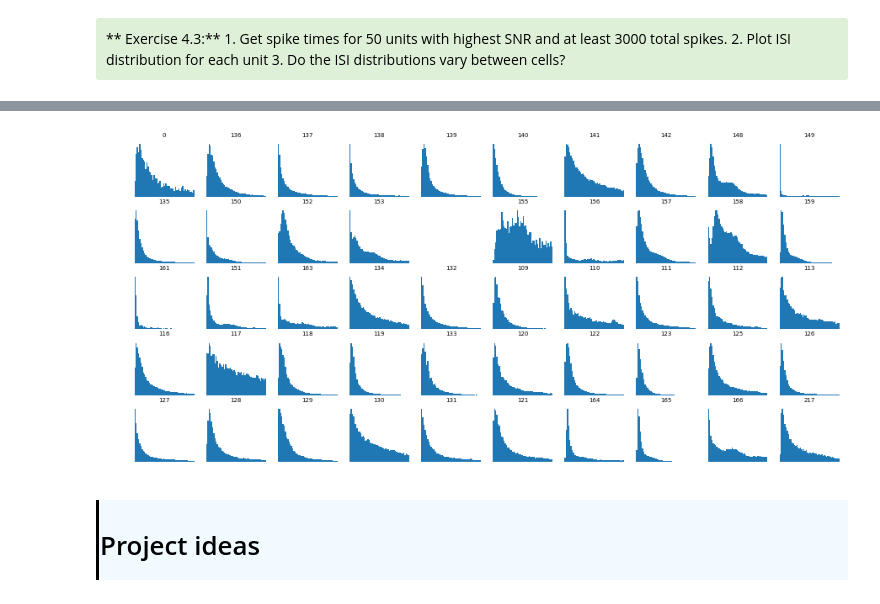
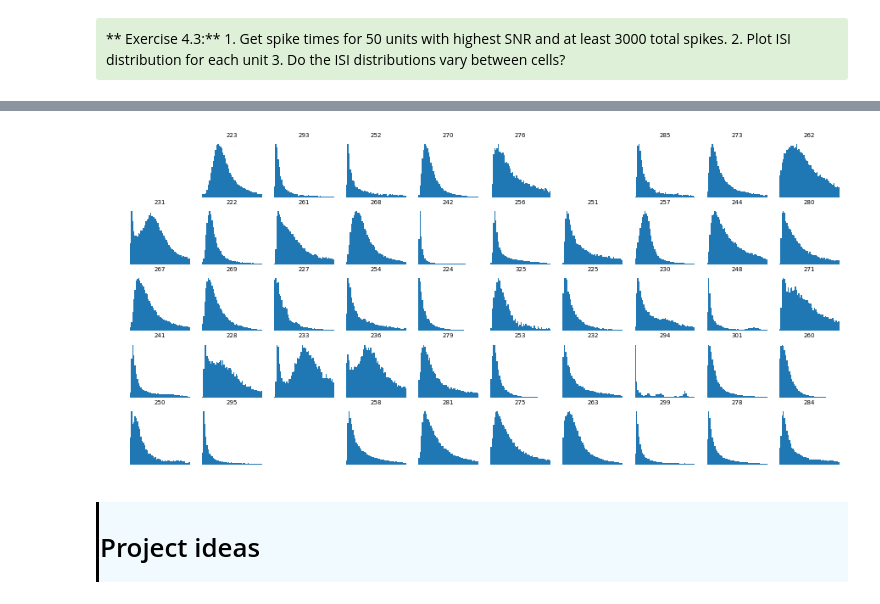
Before and after one commit to AllenInstitute/SWDB_2018, a Jupyter notebook: DynamicBrain/EphysObservatory.ipynb, the cells around one changed output, grey strips where cells are left out. Cells and saved outputs as stored; diff of their text form; code cells hidden in the pictures.

```diff
--- a/DynamicBrain/EphysObservatory.ipynb
+++ b/DynamicBrain/EphysObservatory.ipynb
@@ -954,3 +1203,7 @@ unit_spikes = all_spikes['226']
+# %%
+# Example units
+ex_probe_spikes = data_set.spike_times[ex_probe]
+unit_spikes = ex_probe_spikes[ex_unit_ids[3]]
 # %%
 # Make raster plot of single unit spike train for first 600 seconds of recording
 fig,ax = plt.subplots(1,1,figsize=(15,4))
@@ -976,5 +1230,7 @@ Text(0.5,1,u'Spike train for 1 unit over first 10 minutes of experimental sessio
 # %%
+#SOLUTION
 # Compute inter-spike interval distribution for 1 unit
-isi = np.diff(unit_spikes)*1000 # convert to ms
+isi = np.diff(unit_spikes)
+isi = isi*1000 # convert to ms
 print(isi[:20])
 # %% [output]
@@ -999,3 +1255,7 @@ Text(0.5,0,u'Inter-spike interval (ms)')
 1. Get spike times for 50 units with highest SNR and at least 3000 total spikes.
 2. Plot ISI distribution for each unit
 3. Do the ISI distributions vary between cells?
+# %%
+# Get unit_df with metadata including snr
+snr_df = data_set.unit_df[data_set.unit_df.structure == 'VISp']
+snr_df.head()
@@ -1001,0 +1269,4 @@ Text(0.5,0,u'Inter-spike interval (ms)')
+# %%
+# Sort df by highest snr values
+snr_df_2 = snr_df.sort_values(by=['snr'], ascending=False)
+snr_df_2.head()
@@ -1002,28 +1280,28 @@ Text(0.5,0,u'Inter-spike interval (ms)')
 # %%
 # Get spike times for 50 units with highest SNR and at least 3000 total spikes
-unit_list = data_set.unit_list['VISal']
-all_spikes = data_set.spike_times['VISal']
-snr = np.ones_like(unit_list)
-unit_list = unit_list[np.argsort(snr)][:50] # placeholder. Need SNR
+unit_list = snr_df_2.unit_id.values[:50]
+probe_v1 = 'probeC'
+cortical_area = 'VISp'
+probe_v1_spikes = data_set.spike_times[probe_v1]
 
 # Figure setup
 fig,ax = plt.subplots(5,10,figsize=(15,7),sharex=True)
 ax = ax.ravel()
 
 # Plot ISI distribution for each unit
 for i,unit in enumerate(unit_list):
-        unit_spikes = all_spikes[unit]
+        unit_spikes = probe_v1_spikes[unit]
         if len(unit_spikes) > 3000:
             isi = np.diff(unit_spikes)
             ax[i].hist(isi,bins=50,range=(0,0.3))
             ax[i].set_title(str(unit_list[i]),fontsize=7)
 
 plt.xlim(0,0.3)
 
 for i in ax:
     i.axis('off')
 # %% [output]
-[figure, old version]
+[figure, new version]
 # %% [markdown]
 <div style="border-left: 3px solid #000; padding: 1px; padding-left: 10px; background: #F0FAFF; ">
 
```
Also changed, not shown: parts of 205 cells of this notebook.
